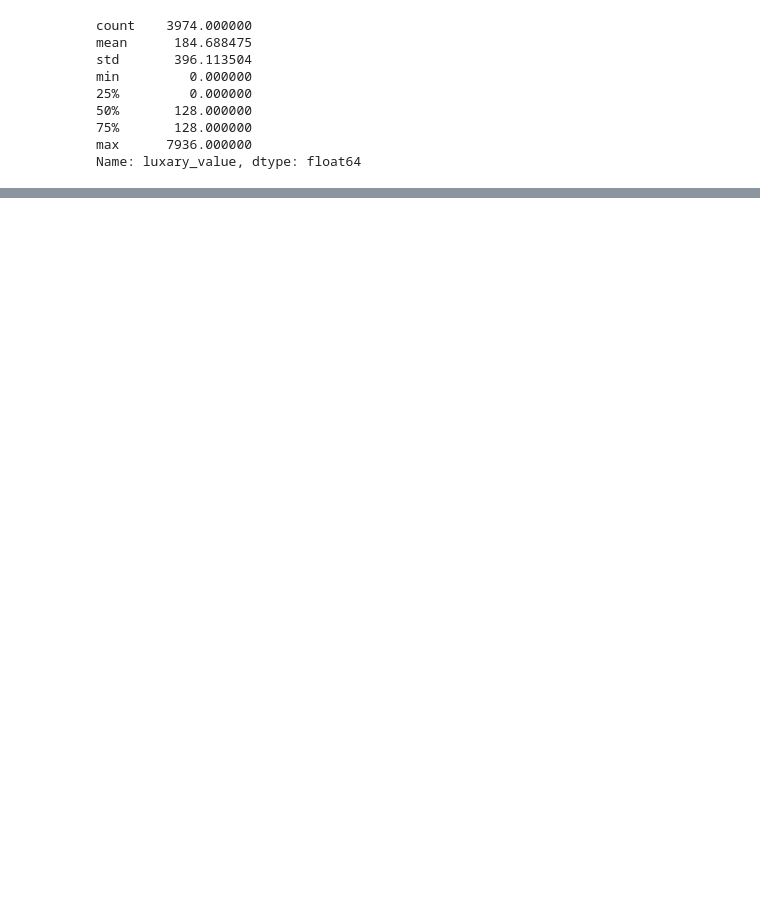
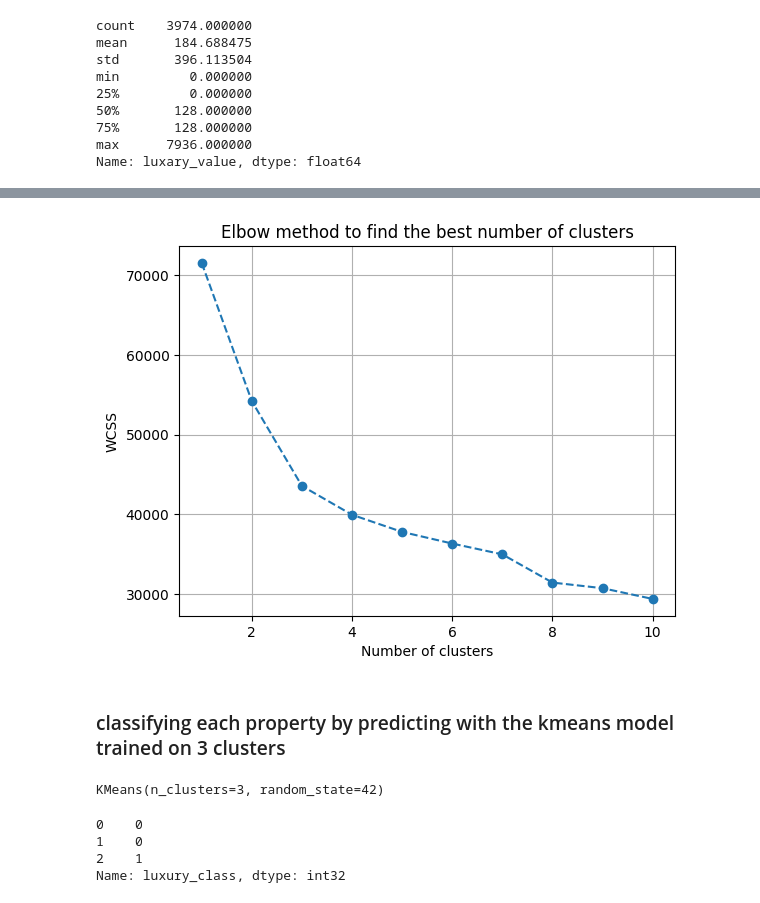
Before and after one commit to Sarvesh-Kesharwani/HousePrice_MegaProject, a Jupyter notebook: 3. eda_n_feature engineering/5. FEing furnishDetails col.ipynb, the cells around one changed output, grey strips where cells are left out. Cells and saved outputs as stored; diff of their text form; code cells hidden in the pictures; blank space fills up the shorter version.

Commit message:
furnishDetails col FEing completed

```diff
--- a/3. eda_n_feature engineering/5. FEing furnishDetails col.ipynb
+++ b/3. eda_n_feature engineering/5. FEing furnishDetails col.ipynb
@@ -421,0 +428,23 @@ NameError: name 'categorize_luxury_level' is not defined
+# %%
+def get_furnishing_item_count(row, item_to_count):
+    items = str(row).split(',')
+    items_present = []
+    for item in items:
+        # check if item is present in property or not present
+        if 'no' not in item:
+            items_present.append(item.strip())
+    # now get the count of each item
+    for item in items_present:
+        if item_to_count in item:
+            capture_grps = re.findall(r'(\d+)', item.strip())
+            if capture_grps:
+                return int(capture_grps[0])
+            else:
+                return 0
+    # when all the items in a proeprty are 0s
+    else:
+        return 0
+# %%
+df = pd.DataFrame()
+for _, (key, value) in enumerate(luxury_item_value_dict.items()):
+    df[key+'_available'] = data['furnishDetails'].astype(str).apply(lambda row: get_furnishing_item_count(row, key))
@@ -421,0 +465,7 @@ NameError: name 'categorize_luxury_level' is not defined
+# %%
+from sklearn.cluster import  KMeans
+from sklearn.preprocessing import StandardScaler
+
+scaler = StandardScaler()
+scaled_df = scaler.fit_transform(df)
+scaled_df
@@ -421,0 +486,35 @@ NameError: name 'categorize_luxury_level' is not defined
+# %%
+wcss_reduced =  []
+for i in range(1, 11):
+    kmeans = KMeans(n_clusters=i, init='k-means++', random_state=42)
+    kmeans.fit(scaled_df)
+    wcss_reduced.append(kmeans.inertia_)
+# %%
+import matplotlib.pyplot as plt
+
+plt.plot(range(1,11), wcss_reduced, marker='o', linestyle='--')
+plt.title('Elbow method to find the best number of clusters')
+plt.xlabel('Number of clusters')
+plt.ylabel('WCSS')
+plt.grid(True)
+plt.show()
+# %% [output]
+[figure, added]
+# %% [markdown]
+### classifying each property by predicting with the kmeans model trained on 3 clusters
+# %%
+noOfClusters = 3
+
+kmeans = KMeans(n_clusters=3, init='k-means++', random_state=42)
+kmeans.fit(scaled_df)
+# %% [output]
+KMeans(n_clusters=3, random_state=42)
+# %%
+df_ = pd.DataFrame(scaled_df)
+df_['luxury_class'] = kmeans.predict(scaled_df)
+df_['luxury_class'].head(3)
+# %% [output]
+0    0
+1    0
+2    1
+Name: luxury_class, dtype: int32
```
Also changed, not shown: parts of 24 cells of this notebook, 1 other file.
